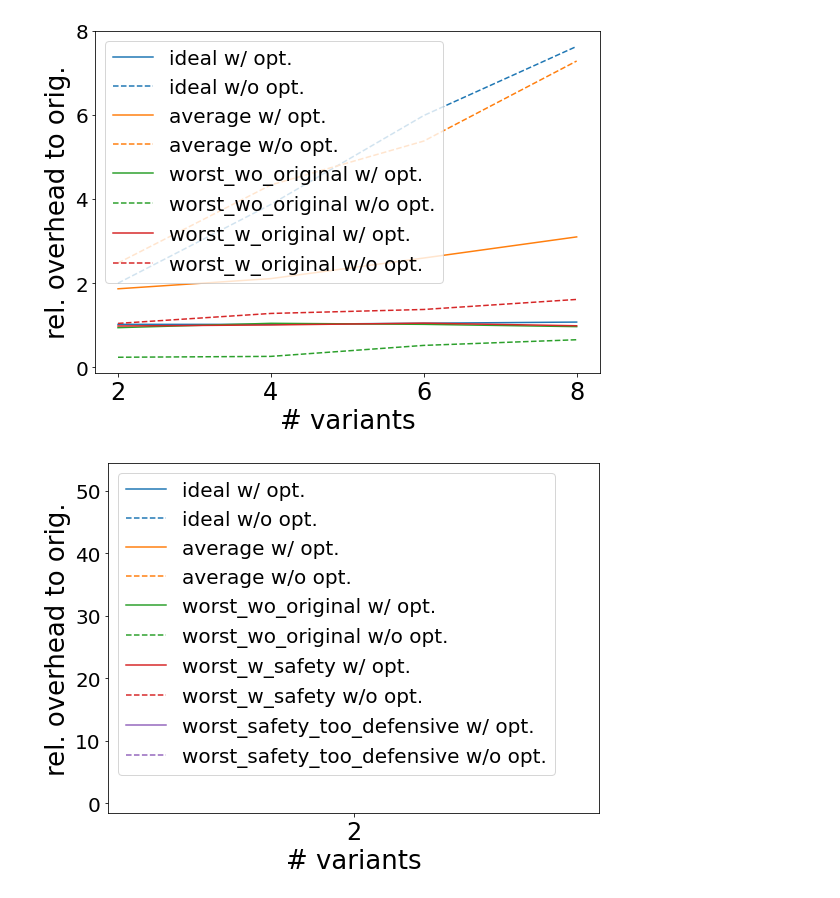
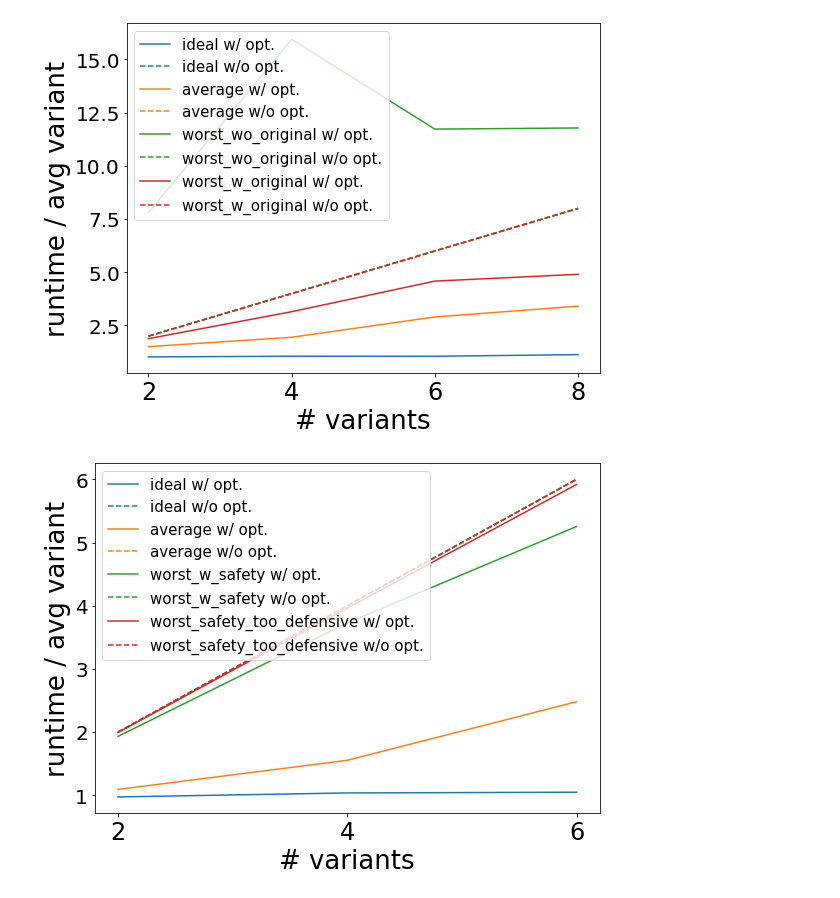
Before and after one commit to stefan-grafberger/mlwhatif, a Jupyter notebook: experiments/plot-benchmark-results--optimizations.ipynb, the cells around one changed output. Saved outputs shown, nothing was run; the diff lists cells and outputs as text; code cells hidden in the pictures.

Commit message:
Progress with presenting results

```diff
--- a/experiments/plot-benchmark-results--optimizations.ipynb
+++ b/experiments/plot-benchmark-results--optimizations.ipynb
@@ -13,11 +13,12 @@ def load_csf_result_data(optimization, scenario, variant_counts, row_count):
                    f"results-{optimization}-{scenario}-{variant_count}-{row_count}.csv"
         new_df = pd.read_csv(filepath)
         repeats = new_df.shape[0]
-        original_pipeline_median = new_df['original_pipeline'].median()
-        new_df['original_pipeline'] = original_pipeline_median
+        median_no_opt = new_df['analysis_result_without_any_opt'].median()
+        avg_baseline_variant_execution = median_no_opt / variant_count
+        new_df['original_pipeline'] = new_df['original_pipeline'].median()
         for column in new_df.columns:
             if column.startswith("analysis_result"):
-                new_df[column] = new_df[column].median() / original_pipeline_median
+                new_df[column] = new_df[column].median() / avg_baseline_variant_execution
         new_df = new_df.head(1)
         new_df['repeats'] = repeats
         new_df['variant_count'] = variant_count
@@ -44,7 +45,7 @@ def plot_runtimes(scenario_name_to_named_metrics: Dict[str, Tuple[float, float]]
 
     #plt.ylim((0.9, 5.999))
 
-    plt.ylabel('rel. overhead to orig.', fontsize=26)
+    plt.ylabel('runtime / avg variant', fontsize=26)
     plt.xlabel('# variants', fontsize=26)
     legend_names = []
     for scenario_name in scenario_name_to_named_metrics.keys():
@@ -52,7 +53,7 @@ def plot_runtimes(scenario_name_to_named_metrics: Dict[str, Tuple[float, float]]
         legend_names.append(f"{scenario_name} w/o opt.")
     plt.legend(legend_names, loc='upper left',
                #, title="inspections", title_fontsize=16,
-               fontsize=20, ncol=1)
+               fontsize=15, ncol=1)
     plt.tick_params(axis='both', which='major', labelsize=20)
     plt.tick_params(axis='both', which='minor', labelsize=20)
 
@@ -131,24 +132,25 @@ plot_runtimes({'ideal': (ideal_df['analysis_result_with_opt_rule'], ideal_df['an
               variant_counts,
               f"{optimization}_variant_counts")
 # %% [output]
-[figure, old version]
+[figure, new version]
 # %%
 optimization = "operator_deletion_filter_push_up"
-variant_counts = [2]
+variant_counts = [2, 4, 6]
 row_count = "2000"
 ideal_df = load_csf_result_data(optimization, "ideal", variant_counts, row_count)
 average_df = load_csf_result_data(optimization, "average", variant_counts, row_count)
 worst_wo_safety_df = load_csf_result_data(optimization, "worst_wo_safety", variant_counts, row_count)
 worst_w_safety_df = load_csf_result_data(optimization, "worst_w_safety", variant_counts, row_count)
 worst_safety_too_defensive_df = load_csf_result_data(optimization, "worst_safety_too_defensive", variant_counts, row_count)
 worst_case_only_some_filters_worth_pushing_up_df = load_csf_result_data(optimization, "worst_case_only_some_filters_worth_pushing_up", variant_counts, row_count)
 plot_runtimes({'ideal': (ideal_df['analysis_result_with_opt_rule'], ideal_df['analysis_result_without_any_opt']),
                'average': (average_df['analysis_result_with_opt_rule'], average_df['analysis_result_without_any_opt']),
-               'worst_wo_original': (worst_wo_safety_df['analysis_result_with_opt_rule'], worst_wo_safety_df['analysis_result_without_any_opt']),
+               #'worst_wo_safety_df': (worst_wo_safety_df['analysis_result_with_opt_rule'], worst_wo_safety_df['analysis_result_without_any_opt']),
                'worst_w_safety': (worst_w_safety_df['analysis_result_with_opt_rule'], worst_w_safety_df['analysis_result_without_any_opt']),
                'worst_safety_too_defensive': (worst_safety_too_defensive_df['analysis_result_with_opt_rule'], worst_safety_too_defensive_df['analysis_result_without_any_opt']),
-               'worst_case_only_some_filters_worth_pushing_up': (worst_case_only_some_filters_worth_pushing_up_df['analysis_result_with_opt_rule'], worst_case_only_some_filters_worth_pushing_up_df['analysis_result_without_any_opt'])},
+               #'worst_case_only_some_filters_worth_pushing_up': (worst_case_only_some_filters_worth_pushing_up_df['analysis_result_with_opt_rule'], worst_case_only_some_filters_worth_pushing_up_df['analysis_result_without_any_opt'])
+               },
               variant_counts,
               f"{optimization}_variant_counts")
 # %% [output]
-[figure, old version]
+[figure, new version]
```
Also changed, not shown: parts of 3 cells of this notebook, 34 other files.
